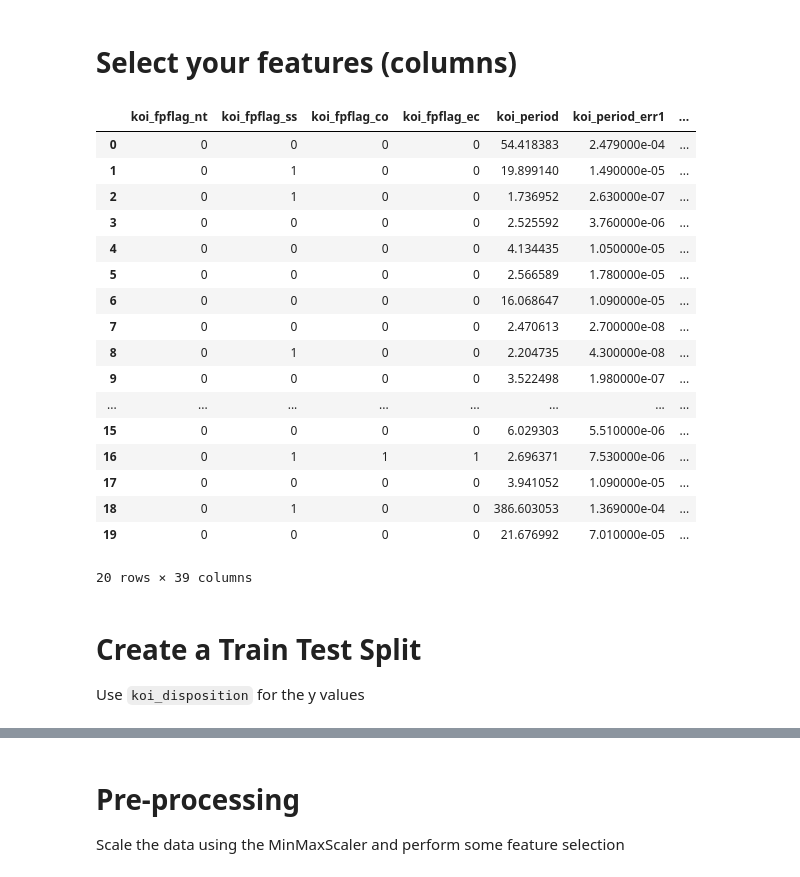
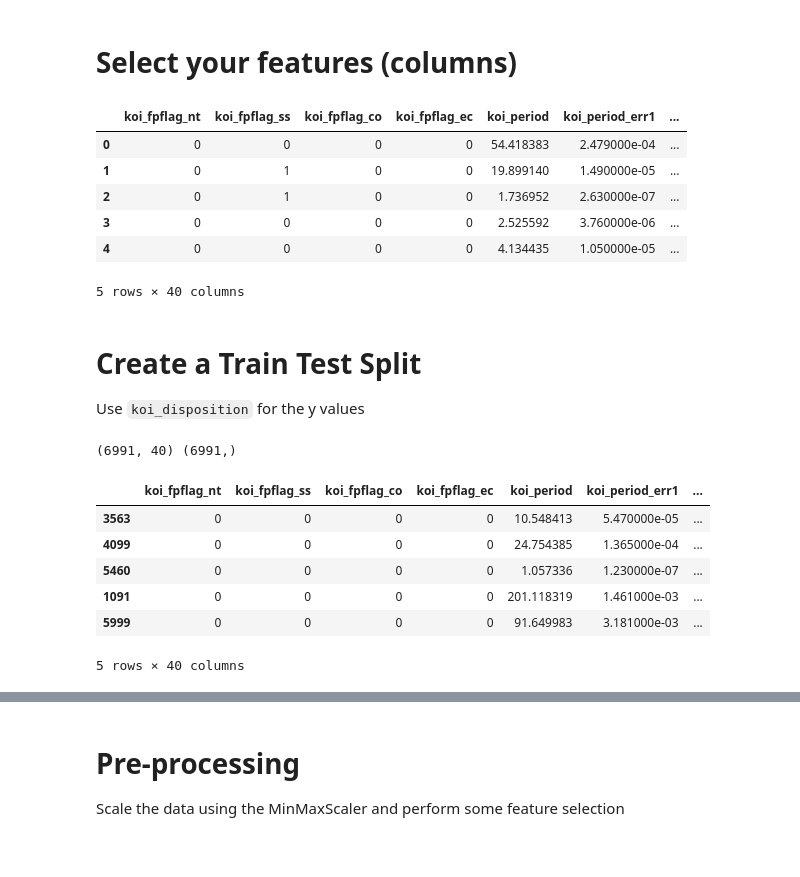
Before and after one commit to LiteshSamji/exoplanet-exploration, a Jupyter notebook: model_2 - Logistic Regression.ipynb, the cells around one changed output, grey strips where cells are left out. Saved outputs shown, nothing was run; the diff lists cells and outputs as text; code cells hidden in the pictures.

Commit message:
Model 2 final

```diff
--- a/model_2 - Logistic Regression.ipynb
+++ b/model_2 - Logistic Regression.ipynb
@@ -55,40 +46,19 @@ dtypes: float64(31), int64(9), object(1)
 memory usage: 2.2+ MB
 # %% [markdown]
 # Select your features (columns)
-# %%
-# Set features. This will also be used as your x values.
-selected_features = df[['koi_fpflag_nt','koi_fpflag_ss','koi_fpflag_co','koi_fpflag_ec',
-                        'koi_period','koi_period_err1','koi_period_err2',
-                        'koi_time0bk','koi_time0bk_err1','koi_time0bk_err2',
-                        'koi_impact','koi_impact_err1','koi_impact_err2',
-                        'koi_duration','koi_duration_err1','koi_duration_err2',
-                        'koi_depth','koi_depth_err1','koi_depth_err2',
-                        'koi_prad','koi_prad_err1','koi_prad_err2',
-                        'koi_teq','koi_insol','koi_insol_err1','koi_insol_err2',
-                        'koi_model_snr','koi_steff','koi_steff_err1','koi_steff_err2',
-                        'koi_slogg','koi_slogg_err1','koi_slogg_err2',
-                        'koi_srad','koi_srad_err1','koi_srad_err2',
-                        'ra','dec','koi_kepmag']]
-selected_features.head(20)
-# %% [output]
-|  | koi_fpflag_nt | koi_fpflag_ss | koi_fpflag_co | koi_fpflag_ec | koi_period | koi_period_err1 | ... |
-| 0 | 0 | 0 | 0 | 0 | 54.418383 | 2.479000e-04 | ... |
-| 1 | 0 | 1 | 0 | 0 | 19.899140 | 1.490000e-05 | ... |
-| 2 | 0 | 1 | 0 | 0 | 1.736952 | 2.630000e-07 | ... |
-| 3 | 0 | 0 | 0 | 0 | 2.525592 | 3.760000e-06 | ... |
-| 4 | 0 | 0 | 0 | 0 | 4.134435 | 1.050000e-05 | ... |
-| 5 | 0 | 0 | 0 | 0 | 2.566589 | 1.780000e-05 | ... |
-| 6 | 0 | 0 | 0 | 0 | 16.068647 | 1.090000e-05 | ... |
-| 7 | 0 | 0 | 0 | 0 | 2.470613 | 2.700000e-08 | ... |
-| 8 | 0 | 1 | 0 | 0 | 2.204735 | 4.300000e-08 | ... |
-| 9 | 0 | 0 | 0 | 0 | 3.522498 | 1.980000e-07 | ... |
-| ... | ... | ... | ... | ... | ... | ... | ... |
-| 15 | 0 | 0 | 0 | 0 | 6.029303 | 5.510000e-06 | ... |
-| 16 | 0 | 1 | 1 | 1 | 2.696371 | 7.530000e-06 | ... |
-| 17 | 0 | 0 | 0 | 0 | 3.941052 | 1.090000e-05 | ... |
-| 18 | 0 | 1 | 0 | 0 | 386.603053 | 1.369000e-04 | ... |
-| 19 | 0 | 0 | 0 | 0 | 21.676992 | 7.010000e-05 | ... |
-20 rows × 39 columns
+# %%
+# Set features. This will also be used as your x values.
+# Selected the columns which have importances > 0.02
+selected_features = df.drop("koi_disposition", axis=1)
+selected_features.head()
+# %% [output]
+|  | koi_fpflag_nt | koi_fpflag_ss | koi_fpflag_co | koi_fpflag_ec | koi_period | koi_period_err1 | ... |
+| 0 | 0 | 0 | 0 | 0 | 54.418383 | 2.479000e-04 | ... |
+| 1 | 0 | 1 | 0 | 0 | 19.899140 | 1.490000e-05 | ... |
+| 2 | 0 | 1 | 0 | 0 | 1.736952 | 2.630000e-07 | ... |
+| 3 | 0 | 0 | 0 | 0 | 2.525592 | 3.760000e-06 | ... |
+| 4 | 0 | 0 | 0 | 0 | 4.134435 | 1.050000e-05 | ... |
+5 rows × 40 columns
 # %% [markdown]
 # Create a Train Test Split
 
@@ -96,11 +66,24 @@ Use `koi_disposition` for the y values
 # %%
 # get X and y variables
 y = df["koi_disposition"]
-X = selected_features
+print(selected_features.shape, y.shape)
+# %% [output]
+(6991, 40) (6991,)
 # %%
 # split the data to train and test values
 from sklearn.model_selection import train_test_split
-X_train, X_test, y_train, y_test = train_test_split(X, y, random_state=42, stratify=y)
+from sklearn.preprocessing import LabelEncoder, MinMaxScaler
+from tensorflow.keras.utils import to_categorical
+X_train, X_test, y_train, y_test = train_test_split(selected_features, y, random_state=1)
+X_train.head()
+# %% [output]
+|  | koi_fpflag_nt | koi_fpflag_ss | koi_fpflag_co | koi_fpflag_ec | koi_period | koi_period_err1 | ... |
+| 3563 | 0 | 0 | 0 | 0 | 10.548413 | 5.470000e-05 | ... |
+| 4099 | 0 | 0 | 0 | 0 | 24.754385 | 1.365000e-04 | ... |
+| 5460 | 0 | 0 | 0 | 0 | 1.057336 | 1.230000e-07 | ... |
+| 1091 | 0 | 0 | 0 | 0 | 201.118319 | 1.461000e-03 | ... |
+| 5999 | 0 | 0 | 0 | 0 | 91.649983 | 3.181000e-03 | ... |
+5 rows × 40 columns
 # %%
 X_train.head()
 # %% [output]
```
Also changed, not shown: parts of 12 cells of this notebook.
